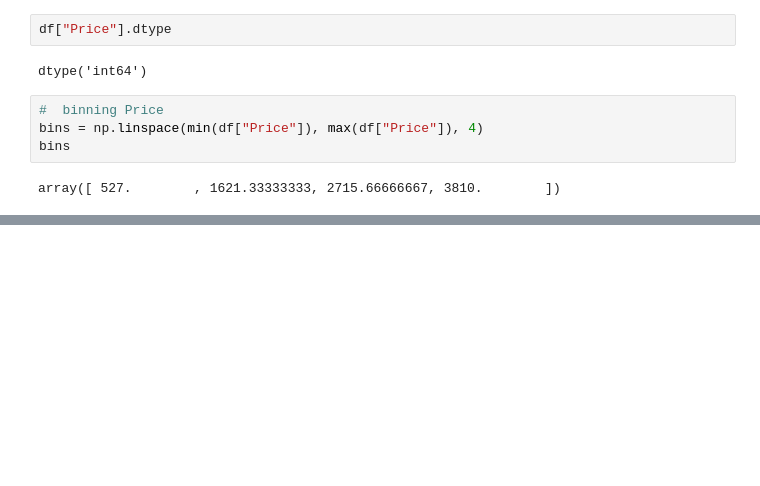
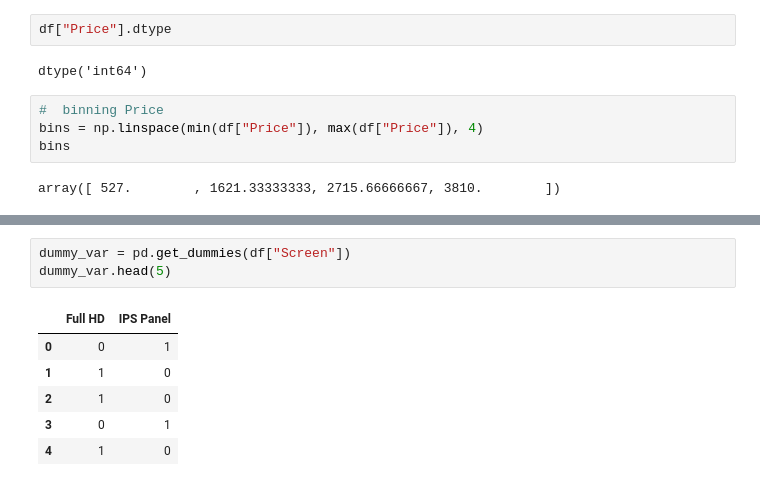
Before and after one commit to Ochwada/IBM-Data-Science, a Jupyter notebook: module7/02_1_laptop_pricing.ipynb, the cells around one changed output, grey strips where cells are left out. Saved outputs shown, nothing was run; the diff lists cells and outputs as text; blank space fills up the shorter version.

```diff
--- a/module7/02_1_laptop_pricing.ipynb
+++ b/module7/02_1_laptop_pricing.ipynb
@@ -179,0 +214,10 @@ bin_groups = ["low", "medium", "high"]
+# %%
+dummy_var = pd.get_dummies(df["Screen"])
+dummy_var.head(5)
+# %% [output]
+|  | Full HD | IPS Panel |
+| 0 | 0 | 1 |
+| 1 | 1 | 0 |
+| 2 | 1 | 0 |
+| 3 | 0 | 1 |
+| 4 | 1 | 0 |
```
Also changed, not shown: parts of 7 cells of this notebook.
